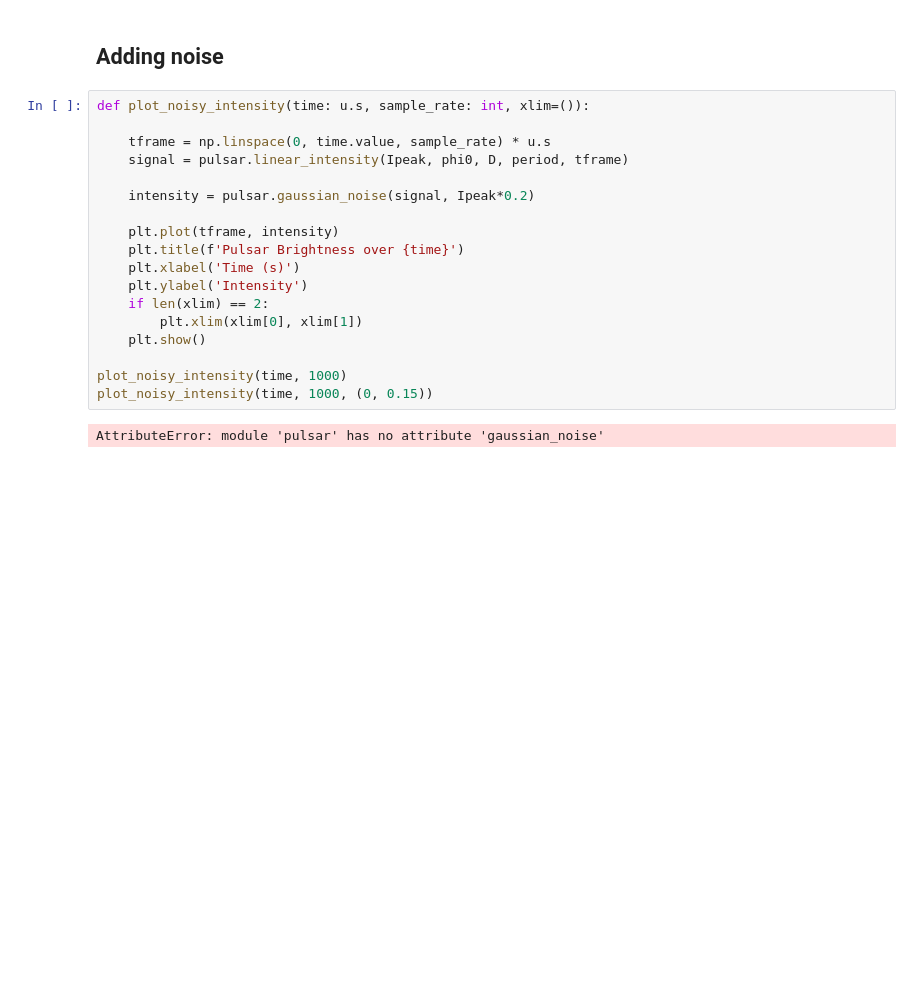
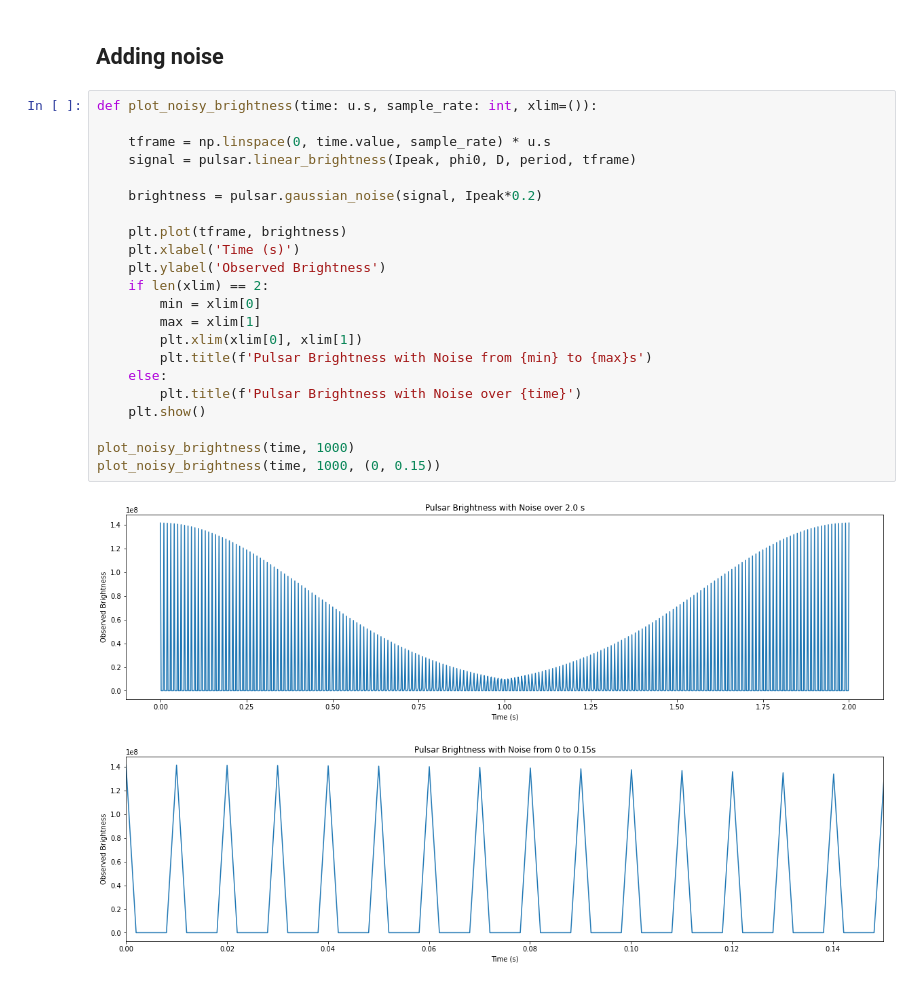
Before and after one commit to louisbranch/cta200_2022, a Jupyter notebook: project/project.ipynb, the cells around one changed output. Drawn from its saved outputs; the diff is of its cells as text; blank space fills up the shorter version.

```diff
--- a/project/project.ipynb
+++ b/project/project.ipynb
@@ -93,22 +129,27 @@ plt.show()
 # %% [markdown]
 ## Adding noise
 # %%
-def plot_noisy_intensity(time: u.s, sample_rate: int, xlim=()):
+def plot_noisy_brightness(time: u.s, sample_rate: int, xlim=()):
 
     tframe = np.linspace(0, time.value, sample_rate) * u.s
-    signal = pulsar.linear_intensity(Ipeak, phi0, D, period, tframe)
+    signal = pulsar.linear_brightness(Ipeak, phi0, D, period, tframe)
 
-    intensity = pulsar.gaussian_noise(signal, Ipeak*0.2)
+    brightness = pulsar.gaussian_noise(signal, Ipeak*0.2)
 
-    plt.plot(tframe, intensity)
-    plt.title(f'Pulsar Brightness over {time}')
+    plt.plot(tframe, brightness)
     plt.xlabel('Time (s)')
-    plt.ylabel('Intensity')
+    plt.ylabel('Observed Brightness')
     if len(xlim) == 2:
+        min = xlim[0]
+        max = xlim[1]
         plt.xlim(xlim[0], xlim[1])
+        plt.title(f'Pulsar Brightness with Noise from {min} to {max}s')
+    else:
+        plt.title(f'Pulsar Brightness with Noise over {time}')
     plt.show()
 
-plot_noisy_intensity(time, 1000)
-plot_noisy_intensity(time, 1000, (0, 0.15))
+plot_noisy_brightness(time, 1000)
+plot_noisy_brightness(time, 1000, (0, 0.15))
 # %% [output]
-AttributeError: module 'pulsar' has no attribute 'gaussian_noise'
+[figure, added]
+[figure, added]
```
Also changed, not shown: parts of 8 cells of this notebook, 3 other files.
